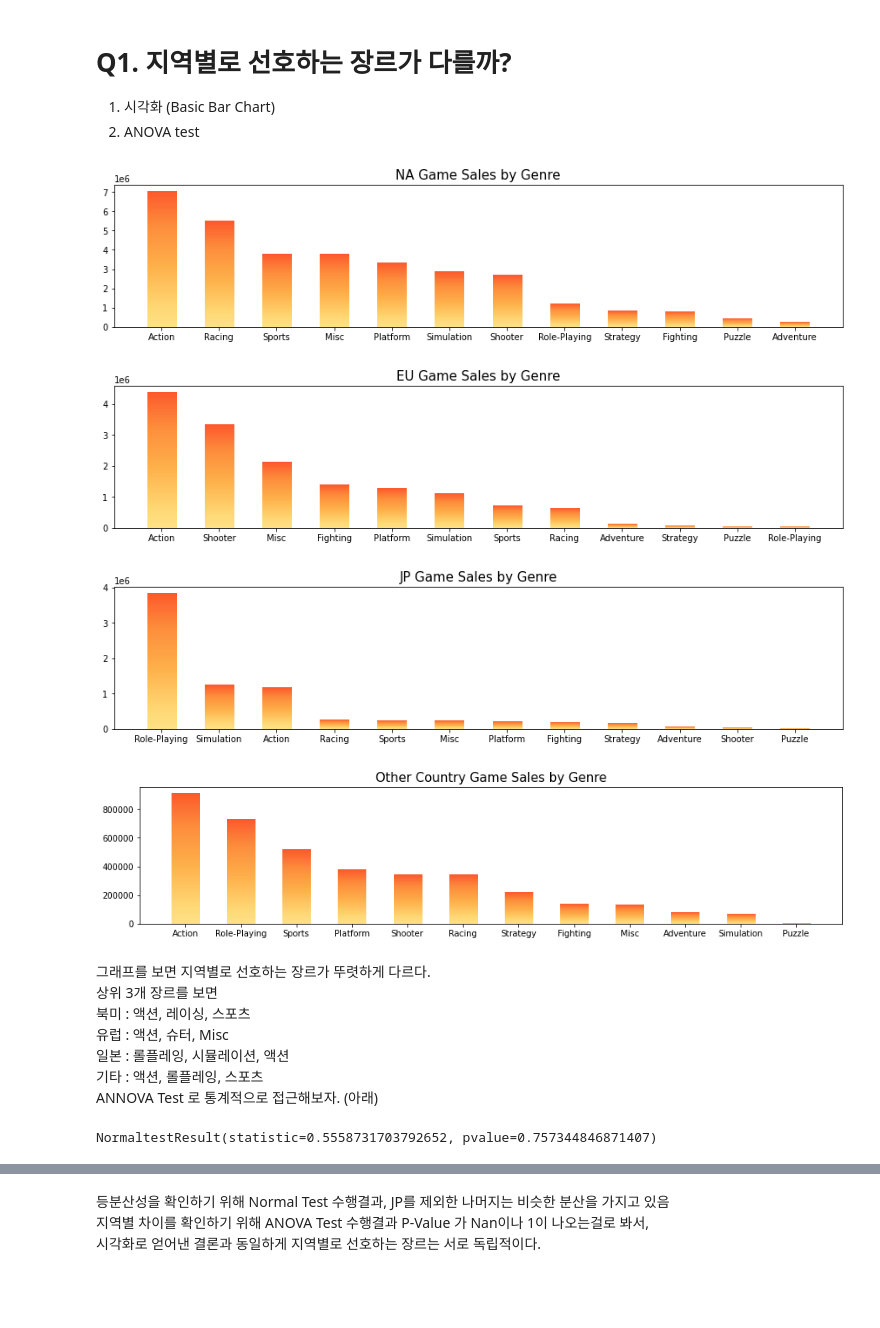
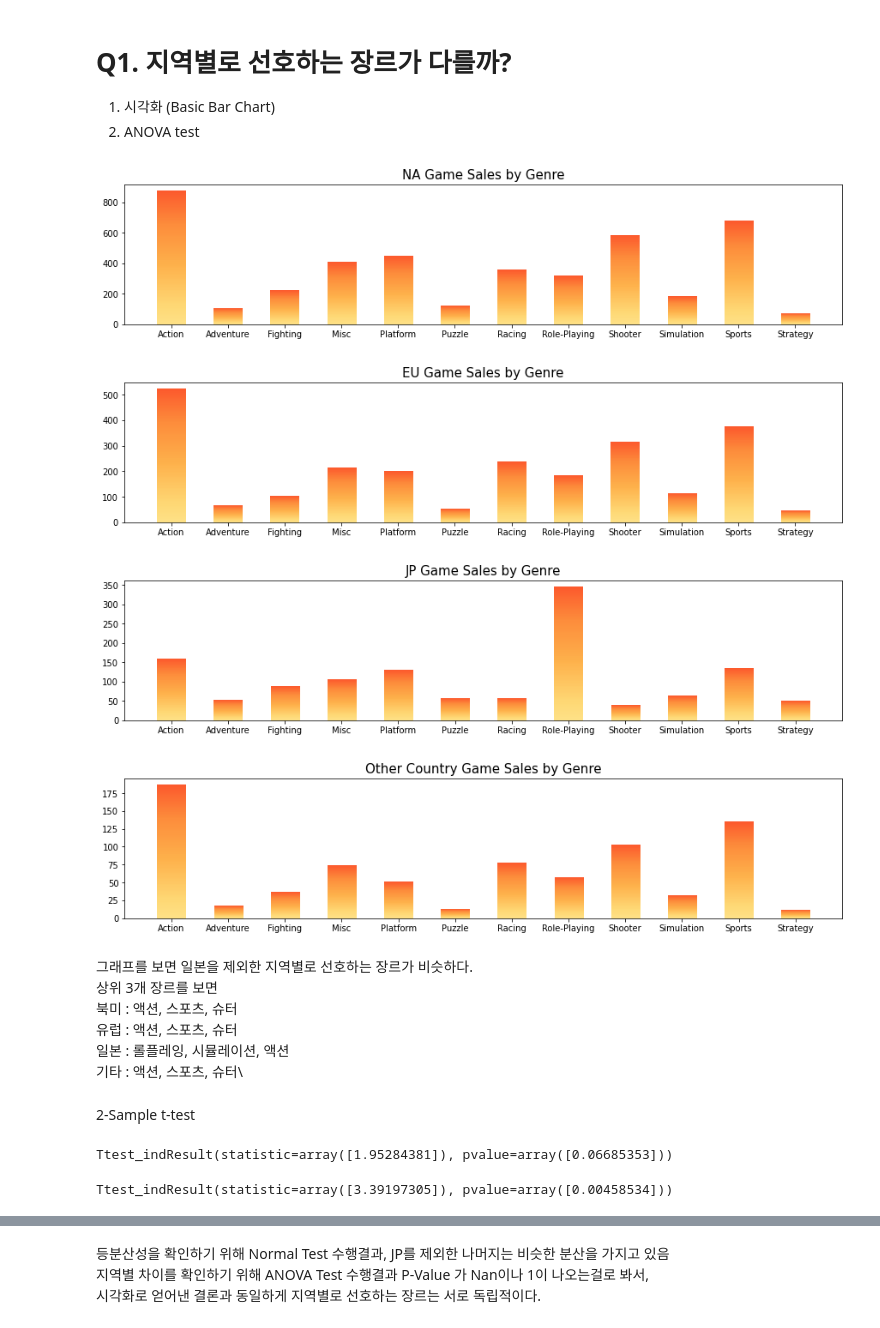
Before and after one commit to sumu97/Data-Science-Cheat-Code, a Jupyter notebook: GameMarket_Analysis.ipynb, the cells around one changed output, grey strips where cells are left out. Cells and saved outputs as stored; diff of their text form; code cells hidden in the pictures; blank space fills up the shorter version.

```diff
--- a/GameMarket_Analysis.ipynb
+++ b/GameMarket_Analysis.ipynb
@@ -53,9 +78,13 @@ def floater(col):
       temp_list.append(temp) # 실수화 된 넘 리스트에 추가
       #print(temp,'실수처리')
     except: # 바로 실수화가 안된다면? k 든 m 이든 붙어있을 것
-      temp = i.replace("K", "000")
-      temp = temp.replace("M", "")
-      temp = float(temp) # K, M  수치화하여 실수화
+      temp = i.replace("K", " ")
+      try:
+        temp = float(temp)
+        temp = temp / 1000
+      except:
+        temp = temp.replace("M", " ")
+        temp = float(temp) # K, M  수치화하여 실수화
       temp_list.append(temp)
       #print(temp,'수식처리')
   return temp_list
@@ -65,3 +94,4 @@ df['EU_Sales'] = floater(df['EU_Sales'])
 df['JP_Sales'] = floater(df['JP_Sales'])
 df['Other_Sales'] = floater(df['Other_Sales'])
 # 데이터 Value 수정 끝!
+df1 = df.copy()
@@ -110,45 +174,41 @@ def bbc(group,title): # 입력 예시 : NA_G, "NA Game Sales By Genre"
   2. ANOVA test
 # %%
 # NA
-NA_G = group_by(df.NA_Sales, df.Genre)
+NA_G = group_by(df.NA_Sales, df.Genre, sorting=0)
 bbc(NA_G,"NA Game Sales by Genre")
 
 # EU
-EU_G = group_by(df.EU_Sales, df.Genre)
+EU_G = group_by(df.EU_Sales, df.Genre, sorting=0)
 bbc(EU_G,"EU Game Sales by Genre")
 
 #JP
-JP_G = group_by(df.JP_Sales, df.Genre)
+JP_G = group_by(df.JP_Sales, df.Genre, sorting=0)
 bbc(JP_G,"JP Game Sales by Genre")
 
 #OT
-OT_G = group_by(df.Other_Sales, df.Genre)
+OT_G = group_by(df.Other_Sales, df.Genre, sorting=0)
 bbc(OT_G,"Other Country Game Sales by Genre")
 # %% [output]
-[figure, old version]
+[figure, new version]
-[figure, old version]
+[figure, new version]
-[figure, old version]
+[figure, new version]
-[figure, old version]
+[figure, new version]
 # %% [markdown]
-그래프를 보면 지역별로 선호하는 장르가 뚜렷하게 다르다.\
+그래프를 보면 일본을 제외한 지역별로 선호하는 장르가 비슷하다.\
 상위 3개 장르를 보면\
-북미 : 액션, 레이싱, 스포츠\
-유럽 : 액션, 슈터, Misc\
+북미 : 액션, 스포츠, 슈터\
+유럽 : 액션, 스포츠, 슈터\
 일본 : 롤플레잉, 시뮬레이션, 액션\
-기타 : 액션, 롤플레잉, 스포츠\
-ANNOVA Test 로 통계적으로 접근해보자. (아래)
+기타 : 액션, 스포츠, 슈터\
-# %%
-# 데이터의 등분산성 확인
-from scipy.stats import normaltest
-import numpy as np
-
-
-from scipy.stats import normaltest
-import numpy as np
-
-sample = np.random.poisson(5, 1000) # normal 분포가 아님
-normaltest(sample)
-sample2 = np.random.normal(size = 1000) # normal 분포
-normaltest(sample2)
-# %% [output]
-NormaltestResult(statistic=0.5558731703792652, pvalue=0.757344846871407)
+# %% [markdown]
+2-Sample t-test
+# %%
+pv1 = stats.ttest_ind(NA_G,EU_G,equal_var=False)
+pv1
+# %% [output]
+Ttest_indResult(statistic=array([1.95284381]), pvalue=array([0.06685353]))
+# %%
+pv2 = stats.ttest_ind(NA_G,JP_G,equal_var=False)
+pv2
+# %% [output]
+Ttest_indResult(statistic=array([3.39197305]), pvalue=array([0.00458534]))
```
Also changed, not shown: parts of 35 cells of this notebook.
